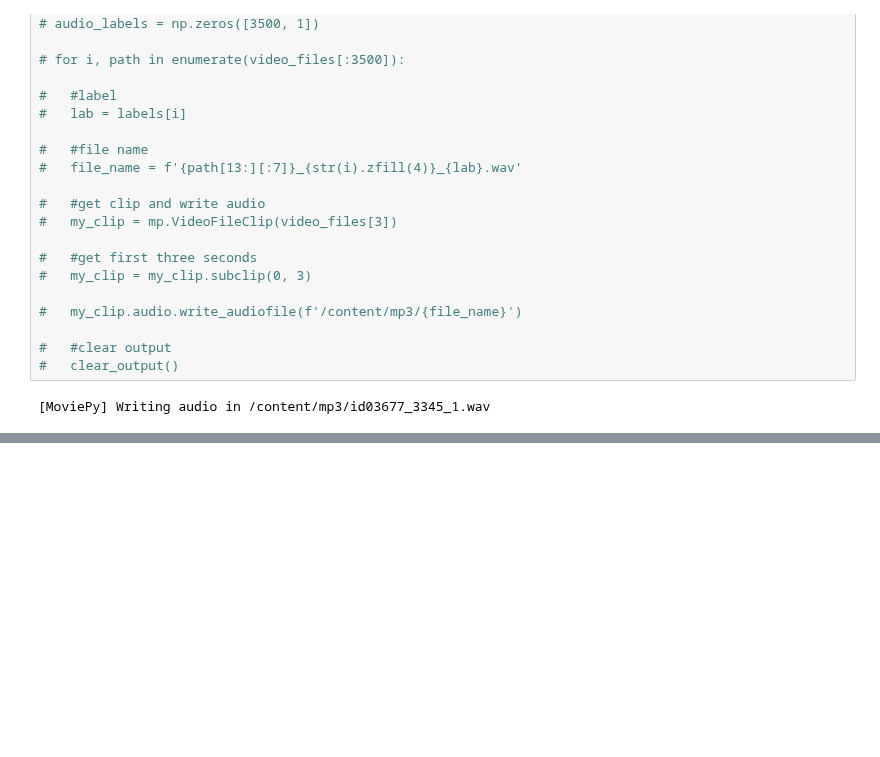
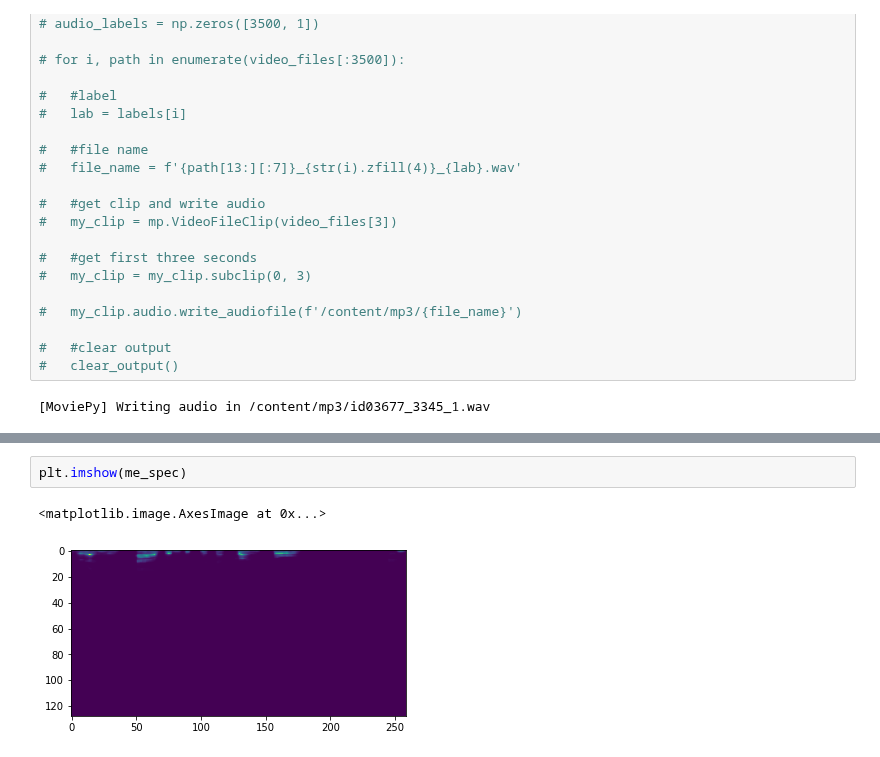
Before and after one commit to kaneelgit/msi_voxceleb, a Jupyter notebook: Audio_classification.ipynb, the cells around one changed output, grey strips where cells are left out. Saved outputs shown, nothing was run; the diff lists cells and outputs as text; blank space fills up the shorter version.

```diff
--- a/Audio_classification.ipynb
+++ b/Audio_classification.ipynb
@@ -195,0 +198,5 @@ pxx.shape
+# %%
+plt.imshow(me_spec)
+# %% [output]
+<matplotlib.image.AxesImage at 0x...>
+[figure, added]
```
Also changed, not shown: parts of 11 cells of this notebook.
